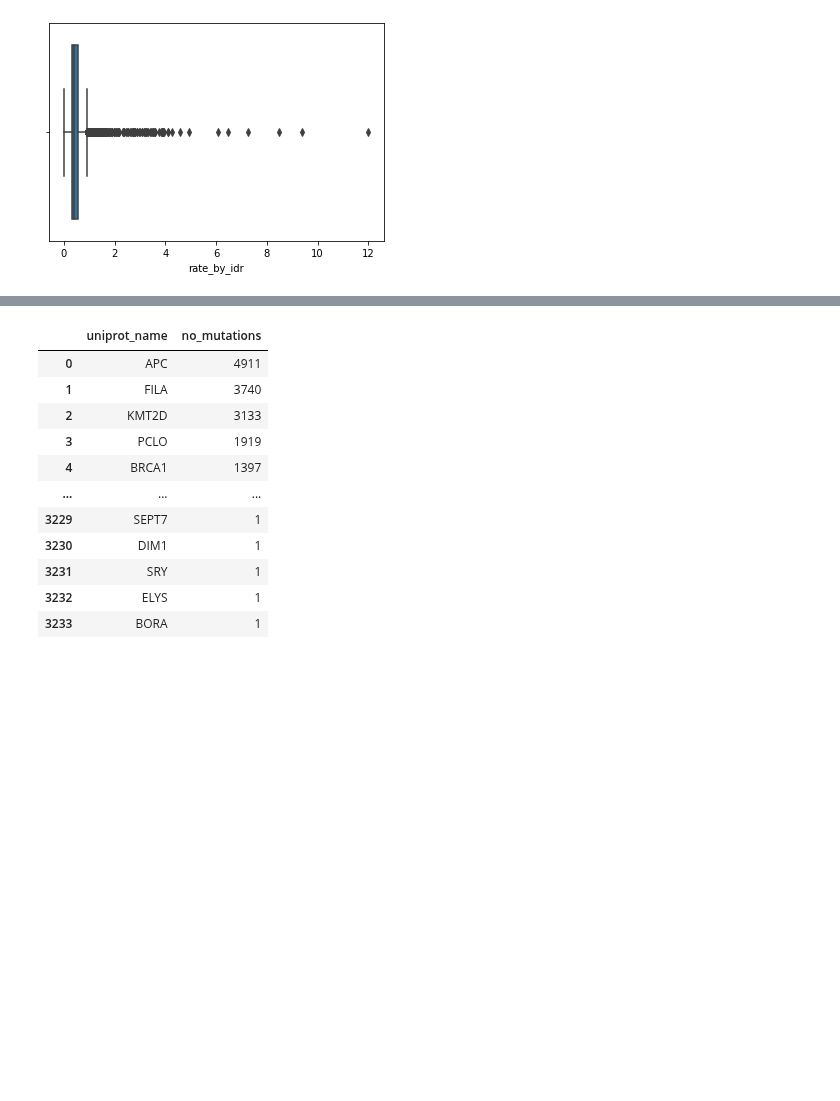
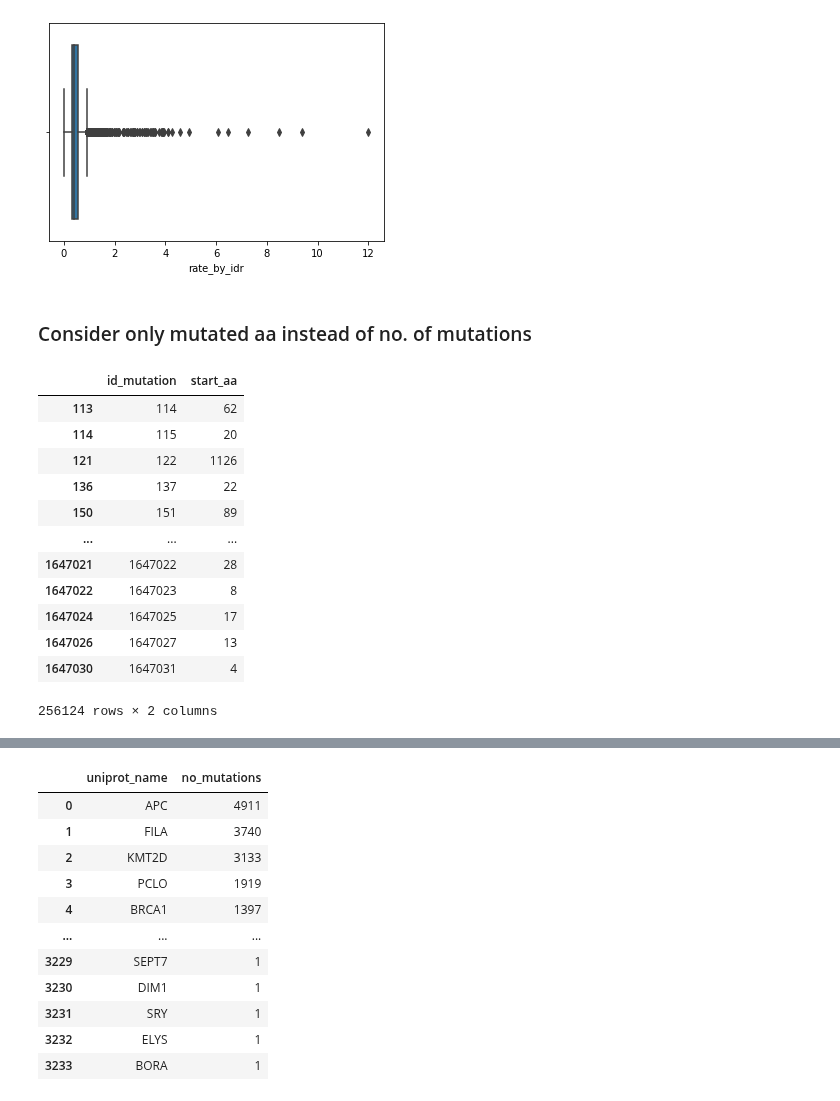
Before and after one commit to alvaro-2/mutations, a Jupyter notebook: scripts/training_idpfun_unsam/training_bootcamp.ipynb, the cells around one changed output, grey strips where cells are left out. Drawn from its saved outputs; the diff is of its cells as text; code cells hidden in the pictures; blank space fills up the shorter version.

```diff
--- a/scripts/training_idpfun_unsam/training_bootcamp.ipynb
+++ b/scripts/training_idpfun_unsam/training_bootcamp.ipynb
@@ -257,3 +245,23 @@ sns.boxplot('rate_by_idr', data= mutations_by_idr)
 plt.show()
 # %% [output]
 [figure]
+# %% [markdown]
+### Consider only mutated aa instead of no. of mutations
+# %%
+# Traer la posicion de los aa mutados
+dis_mutations_aa = mutation[['id_mutation', 'start_aa']][mutation[['id_mutation', 'start_aa']].id_mutation.isin(mutation_has_disorder_region.id_mutation)]
+dis_mutations_aa
+# %% [output]
+|  | id_mutation | start_aa |
+| 113 | 114 | 62 |
+| 114 | 115 | 20 |
+| 121 | 122 | 1126 |
+| 136 | 137 | 22 |
+| 150 | 151 | 89 |
+| ... | ... | ... |
+| 1647021 | 1647022 | 28 |
+| 1647022 | 1647023 | 8 |
+| 1647024 | 1647025 | 17 |
+| 1647026 | 1647027 | 13 |
+| 1647030 | 1647031 | 4 |
+256124 rows × 2 columns
```
Also changed, not shown: parts of 7 cells of this notebook.
